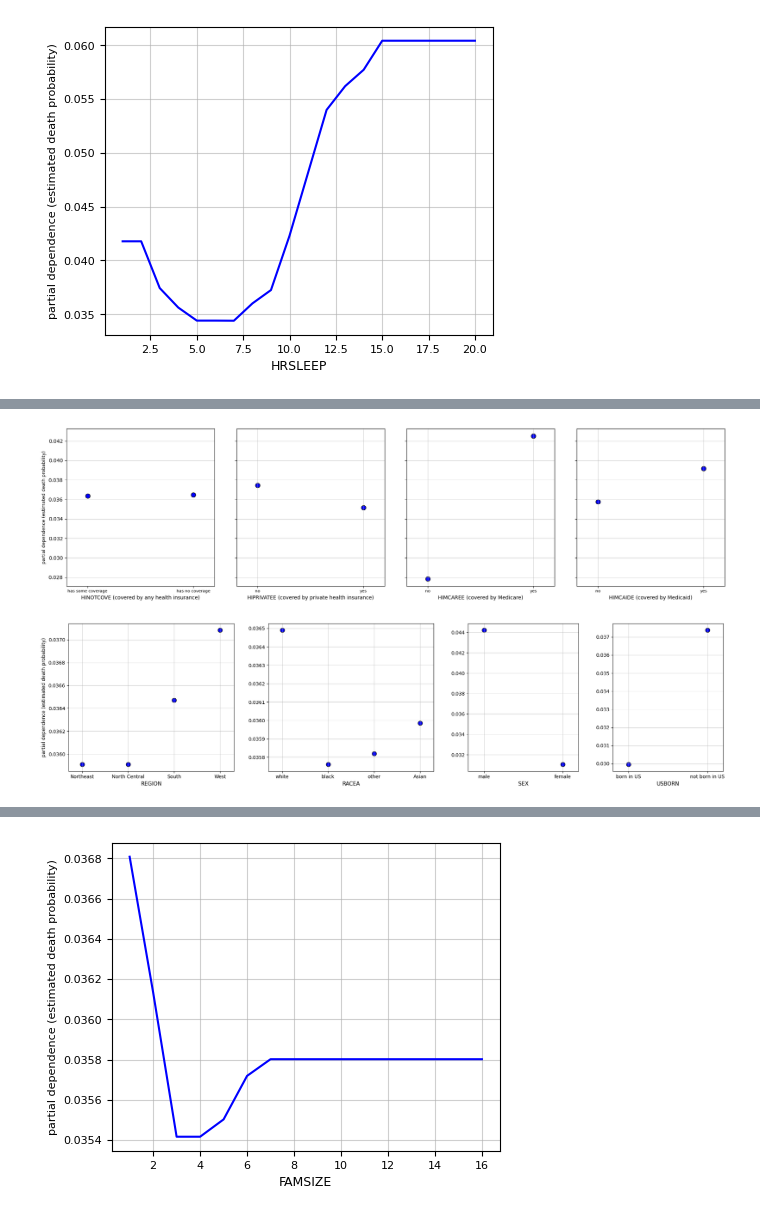
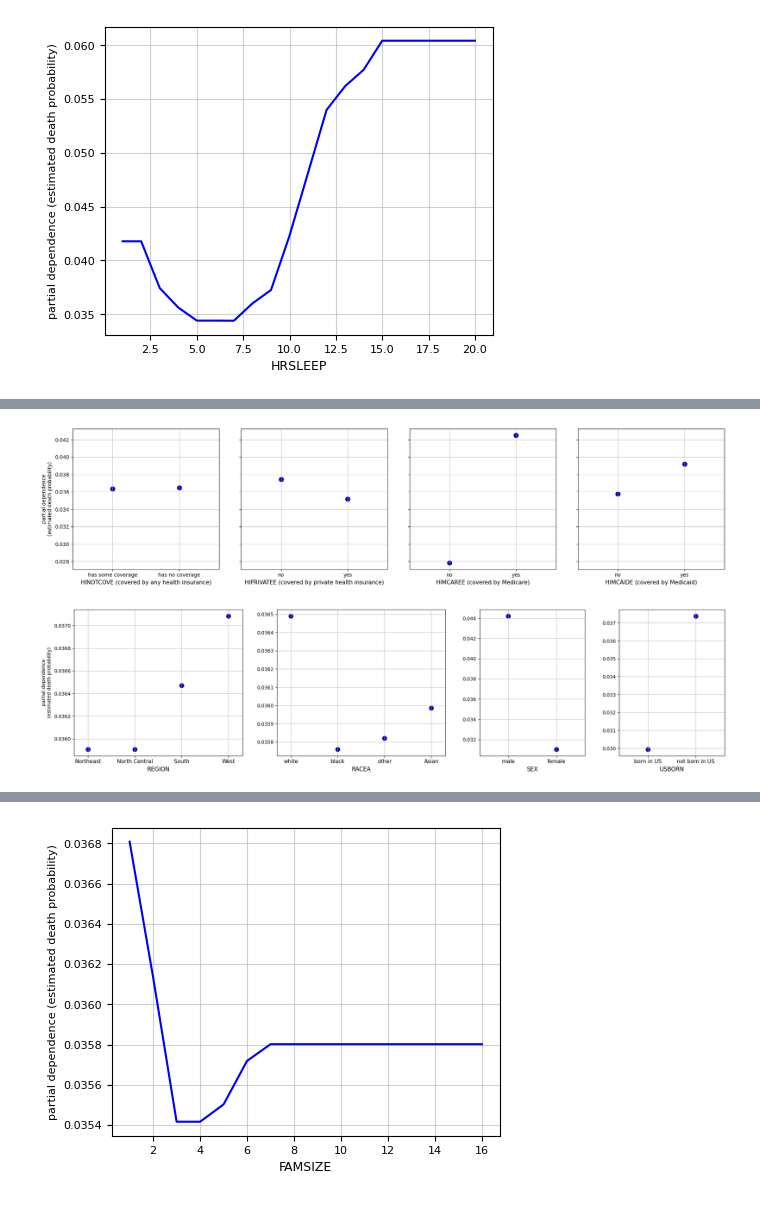
Before and after one commit to stoIsidora/Master-Thesis-SwissRE, a Jupyter notebook: Chapter 13.3.4 - PDP.ipynb, the cells around one changed output, grey strips where cells are left out. Saved outputs shown, nothing was run; the diff lists cells and outputs as text; code cells hidden in the pictures.

```diff
--- a/Chapter 13.3.4 - PDP.ipynb
+++ b/Chapter 13.3.4 - PDP.ipynb
@@ -329,7 +329,7 @@ plt.show()
 # %%
 # health insurance
 # %%
-fig, axes = plt.subplots(1, 4, figsize=(19, 5), sharey=True)
+fig, axes = plt.subplots(1, 4, figsize=(19, 4.6), sharey=True)
 
 # ---plot---
 features = 'HINOTCOVE'
@@ -339,14 +339,14 @@ pdp = partial_dependence(xgbc, X_test, features=features, grid_resolution=100, p
 x_values = pdp['grid_values'][0]
 average_values = pdp['average'][0]
 axes[0].scatter(x_values, average_values, color='blue', s=80, edgecolor='black', linewidth=1)
-axes[0].set_xlabel('HINOTCOVE (covered by any health insurance)', fontsize=10)
+axes[0].set_xlabel('HINOTCOVE (covered by any health insurance)', fontsize=11)
 axes[0].set_xticks(ticks=list(custom_labels.keys()))
-axes[0].set_xticklabels(list(custom_labels.values()), fontsize=8)
-axes[0].set_xlim(0.8, 2.2)
+axes[0].set_xticklabels(list(custom_labels.values()), fontsize=10)
+axes[0].set_xlim(0.4, 2.6)
 y_ticks = np.arange(0.02, 0.056, 0.002)
 axes[0].set_yticks(y_ticks)
-axes[0].grid(axis='y', alpha=0.6)
-axes[0].set_ylabel('partial dependence (estimated death probability)', fontsize=9)
+axes[0].grid(axis='both', alpha=0.8)
+axes[0].set_ylabel('partial dependence\n(estimated death probability)', fontsize=10)
 
 
 # ---plot---
@@ -357,49 +357,49 @@ pdp = partial_dependence(xgbc, X_test, features=features, grid_resolution=100, p
 x_values = pdp['grid_values'][0]
 average_values = pdp['average'][0]
 axes[1].scatter(x_values, average_values, color='blue', s=80, edgecolor='black', linewidth=1)
-axes[1].set_xlabel('HIPRIVATEE (covered by private health insurance)', fontsize=10)
+axes[1].set_xlabel('HIPRIVATEE (covered by private health insurance)', fontsize=11)
 axes[1].set_xticks(ticks=list(custom_labels.keys()))
-axes[1].set_xticklabels(list(custom_labels.values()), fontsize=8)
-axes[1].set_xlim(0.8, 2.2)
-axes[1].grid(alpha=0.6)
+axes[1].set_xticklabels(list(custom_labels.values()), fontsize=10)
+axes[1].set_xlim(0.4, 2.6)
+axes[1].grid(alpha=0.8)
 
 # ---plot---
 features = 'HIMCAREE'
 custom_labels = {1: "no", 2: "yes"}
 pdp = partial_dependence(xgbc, X_test, features=features, grid_resolution=100, percentiles=(0,1), method='brute', response_method='predict_proba')
 
 x_values = pdp['grid_values'][0]
 average_values = pdp['average'][0]
 axes[2].scatter(x_values, average_values, color='blue', s=80, edgecolor='black', linewidth=1)
-axes[2].set_xlabel('HIMCAREE (covered by Medicare)', fontsize=10)
+axes[2].set_xlabel('HIMCAREE (covered by Medicare)', fontsize=11)
 axes[2].set_xticks(ticks=list(custom_labels.keys()))
-axes[2].set_xticklabels(list(custom_labels.values()), fontsize=8)
-axes[2].set_xlim(0.8, 2.2)
-axes[2].grid(alpha=0.6)
+axes[2].set_xticklabels(list(custom_labels.values()), fontsize=10)
+axes[2].set_xlim(0.4, 2.6)
+axes[2].grid(alpha=0.8)
 
 # ---plot---
 features = 'HIMCAIDE'
 custom_labels = {1: "no", 2: "yes"}
 pdp = partial_dependence(xgbc, X_test, features=features, grid_resolution=100, percentiles=(0,1), method='brute', response_method='predict_proba')
 
 x_values = pdp['grid_values'][0]
 average_values = pdp['average'][0]
 axes[3].scatter(x_values, average_values, color='blue', s=80, edgecolor='black', linewidth=1)
-axes[3].set_xlabel('HIMCAIDE (covered by Medicaid)', fontsize=10)
+axes[3].set_xlabel('HIMCAIDE (covered by Medicaid)', fontsize=11)
 axes[3].set_xticks(ticks=list(custom_labels.keys()))
-axes[3].set_xticklabels(list(custom_labels.values()), fontsize=8)
-axes[3].set_xlim(0.8, 2.2)
-axes[3].grid(alpha=0.6)
+axes[3].set_xticklabels(list(custom_labels.values()), fontsize=10)
+axes[3].set_xlim(0.4, 2.6)
+axes[3].grid(alpha=0.8)
 
 plt.tight_layout()
 plt.subplots_adjust(wspace=0.15)
 
 plt.savefig('pdp_ins.png', format='png', dpi=300, bbox_inches='tight')
 plt.show()
 # %% [output]
-[figure, old version]
+[figure, new version]
 # %%
-fig, axes = plt.subplots(1, 4, figsize=(20, 5),  gridspec_kw={'width_ratios':[1.5, 1.5, 1, 1]})
+fig, axes = plt.subplots(1, 4, figsize=(20, 5),  gridspec_kw={'width_ratios':[1.6, 1.6, 1, 1]})
 
 # ---plot---
 features = 'REGION'
@@ -409,12 +409,12 @@ pdp = partial_dependence(xgbc, X_test, features=features, grid_resolution=100, p
 x_values = pdp['grid_values'][0]
 average_values = pdp['average'][0]
 axes[0].scatter(x_values, average_values, color='blue', s=80, edgecolor='black', linewidth=1)
-axes[0].set_xlabel('REGION', fontsize=11)
+axes[0].set_xlabel('REGION', fontsize=12)
 axes[0].set_xticks(ticks=list(custom_labels.keys()))
-axes[0].set_xticklabels(list(custom_labels.values()), fontsize=10)
+axes[0].set_xticklabels(list(custom_labels.values()), fontsize=11)
 axes[0].set_xlim(0.7, 4.3)
-axes[0].grid(alpha=0.6)
-axes[0].set_ylabel('partial dependence (estimated death probability)', fontsize=10)
+axes[0].grid(alpha=0.8)
+axes[0].set_ylabel('partial dependence\n(estimated death probability)', fontsize=10)
 
 
 # ---plot---
@@ -425,11 +425,11 @@ pdp = partial_dependence(xgbc, X_test, features=features, grid_resolution=100, p
 x_values = pdp['grid_values'][0]
 average_values = pdp['average'][0]
 axes[1].scatter(x_values, average_values, color='blue', s=80, edgecolor='black', linewidth=1)
-axes[1].set_xlabel(features, fontsize=11)
+axes[1].set_xlabel(features, fontsize=12)
 axes[1].set_xticks(ticks=list(custom_labels.keys()))
-axes[1].set_xticklabels(list(custom_labels.values()), fontsize=10)
+axes[1].set_xticklabels(list(custom_labels.values()), fontsize=11)
 axes[1].set_xlim(0.7, 4.3)
-axes[1].grid(alpha=0.6)
+axes[1].grid(alpha=0.8)
 
 # ---plot---
 features = 'SEX'
@@ -439,11 +439,11 @@ pdp = partial_dependence(xgbc, X_test, features=features, grid_resolution=100, p
 x_values = pdp['grid_values'][0]
 average_values = pdp['average'][0]
 axes[2].scatter(x_values, average_values, color='blue', s=80, edgecolor='black', linewidth=1)
-axes[2].set_xlabel(features, fontsize=11)
+axes[2].set_xlabel(features, fontsize=12)
 axes[2].set_xticks(ticks=list(custom_labels.keys()))
-axes[2].set_xticklabels(list(custom_labels.values()), fontsize=10)
-axes[2].set_xlim(0.8, 2.2)
-axes[2].grid(alpha=0.6)
+axes[2].set_xticklabels(list(custom_labels.values()), fontsize=11)
+axes[2].set_xlim(0.4, 2.6)
+axes[2].grid(alpha=0.8)
 
 # ---plot---
 features = 'USBORN'
@@ -453,11 +453,11 @@ pdp = partial_dependence(xgbc, X_test, features=features, grid_resolution=100, p
 x_values = pdp['grid_values'][0]
 average_values = pdp['average'][0]
 axes[3].scatter(x_values, average_values, color='blue', s=80, edgecolor='black', linewidth=1)
-axes[3].set_xlabel(features, fontsize=11)
+axes[3].set_xlabel(features, fontsize=12)
 axes[3].set_xticks(ticks=list(custom_labels.keys()))
-axes[3].set_xticklabels(list(custom_labels.values()), fontsize=10)
-axes[3].set_xlim(8, 22)
-axes[3].grid(alpha=0.6)
+axes[3].set_xticklabels(list(custom_labels.values()), fontsize=11)
+axes[3].set_xlim(4, 26)
+axes[3].grid(alpha=0.8)
 
 plt.tight_layout()
 plt.subplots_adjust(wspace=0.25)
@@ -465,7 +465,7 @@ plt.subplots_adjust(wspace=0.25)
 plt.savefig('pdp_demo.png', format='png', dpi=300, bbox_inches='tight')
 plt.show()
 # %% [output]
-[figure, old version]
+[figure, new version]
 # %%
 fig, axes = plt.subplots(1, 3, figsize=(19, 5), sharey=True)
 
```
Also changed, not shown: parts of 9 cells of this notebook.
